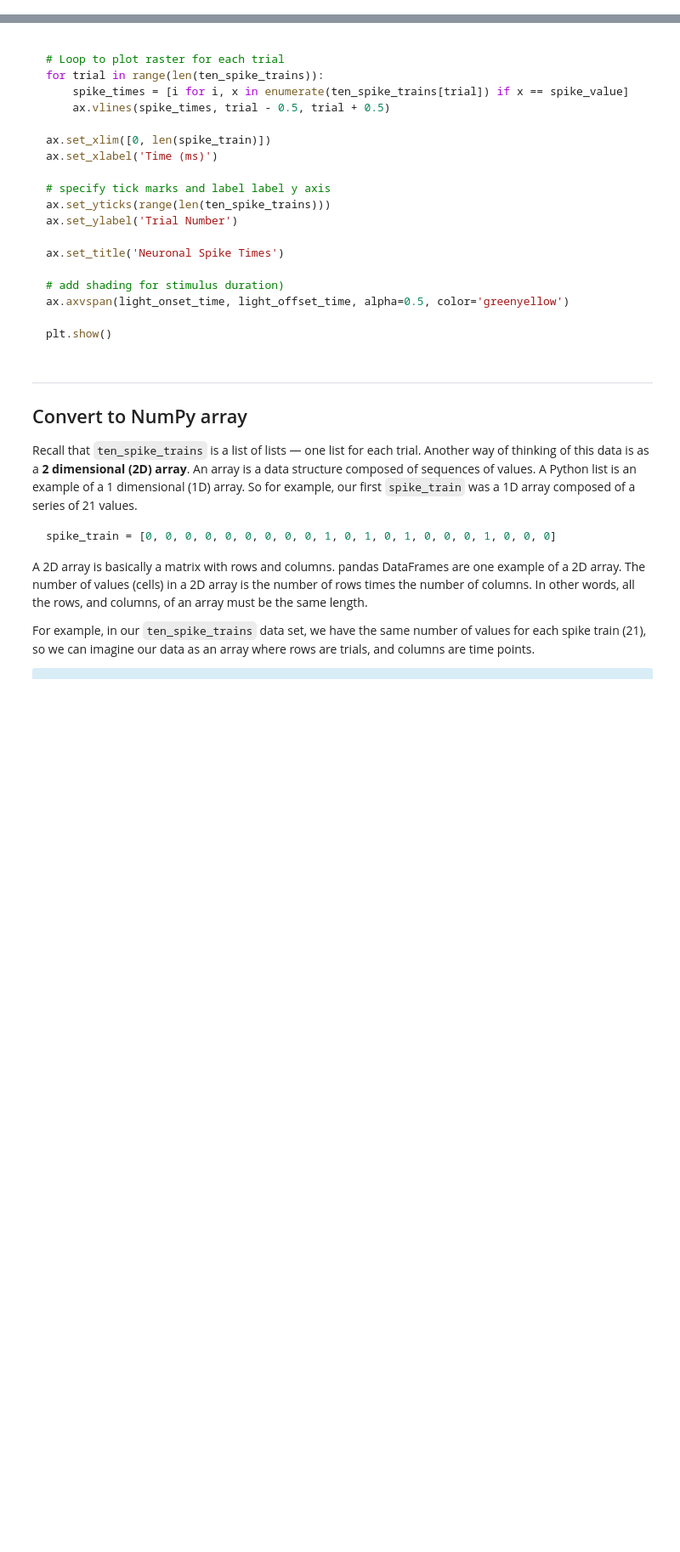
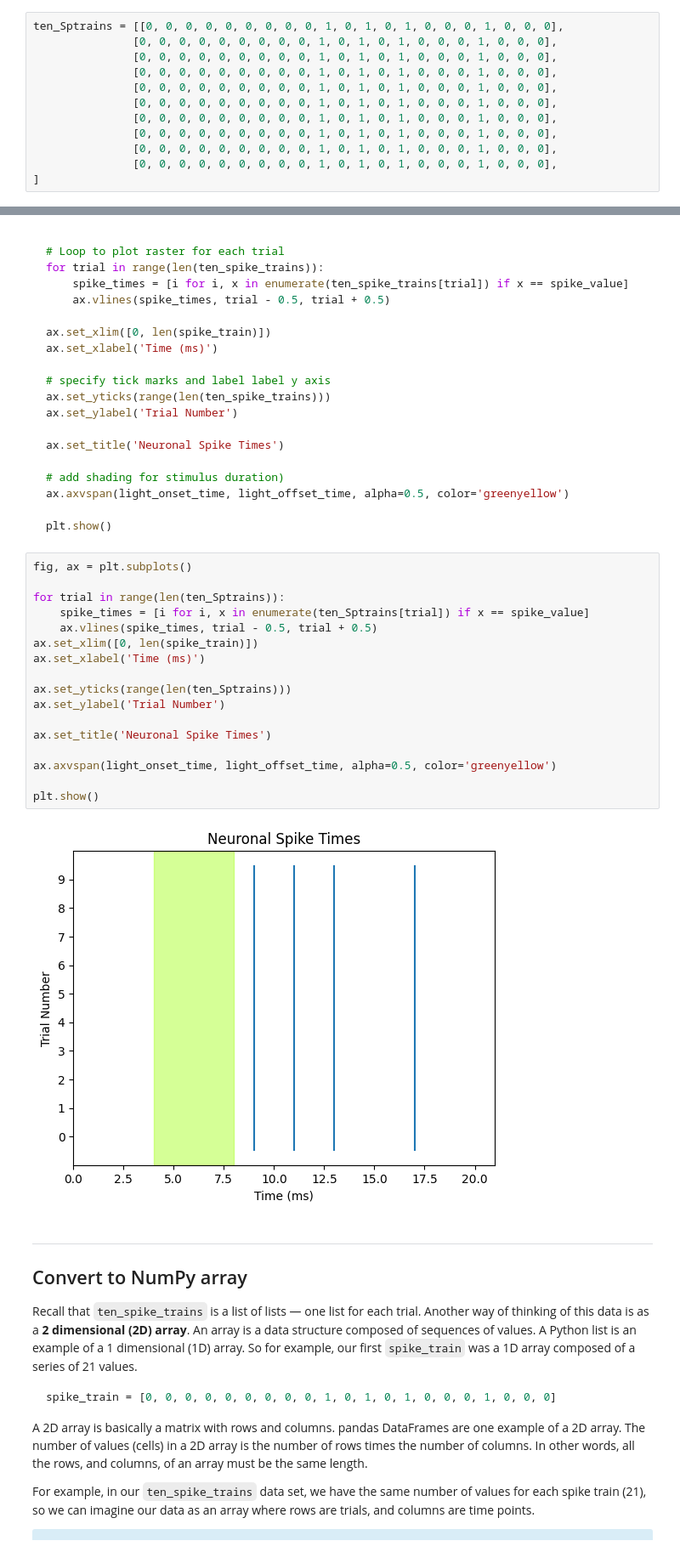
Before and after one commit to dm748329/Single-Unit-Data, a Jupyter notebook: 1 - intro_spike_trains.ipynb, the cells around one changed output, grey strips where cells are left out. Shown: that part at 85% size. Drawn from its saved outputs; the diff is of its cells as text; blank space fills up the shorter version.

```diff
--- a/1 - intro_spike_trains.ipynb
+++ b/1 - intro_spike_trains.ipynb
@@ -219,6 +260,18 @@ ten_spike_trains = [[0, 0, 0, 0, 0, 0, 0, 0, 0, 1, 0, 1, 0, 1, 0, 0, 0, 1, 0, 0,
                     [0, 0, 0, 0, 0, 0, 1, 0, 0, 1, 0, 1, 0, 0, 0, 0, 0, 1, 1, 0, 0]
                    ]
 ~~~
+# %%
+ten_Sptrains = [[0, 0, 0, 0, 0, 0, 0, 0, 0, 1, 0, 1, 0, 1, 0, 0, 0, 1, 0, 0, 0],
+               [0, 0, 0, 0, 0, 0, 0, 0, 0, 1, 0, 1, 0, 1, 0, 0, 0, 1, 0, 0, 0],
+               [0, 0, 0, 0, 0, 0, 0, 0, 0, 1, 0, 1, 0, 1, 0, 0, 0, 1, 0, 0, 0],
+               [0, 0, 0, 0, 0, 0, 0, 0, 0, 1, 0, 1, 0, 1, 0, 0, 0, 1, 0, 0, 0],
+               [0, 0, 0, 0, 0, 0, 0, 0, 0, 1, 0, 1, 0, 1, 0, 0, 0, 1, 0, 0, 0],
+               [0, 0, 0, 0, 0, 0, 0, 0, 0, 1, 0, 1, 0, 1, 0, 0, 0, 1, 0, 0, 0],
+               [0, 0, 0, 0, 0, 0, 0, 0, 0, 1, 0, 1, 0, 1, 0, 0, 0, 1, 0, 0, 0],
+               [0, 0, 0, 0, 0, 0, 0, 0, 0, 1, 0, 1, 0, 1, 0, 0, 0, 1, 0, 0, 0],
+               [0, 0, 0, 0, 0, 0, 0, 0, 0, 1, 0, 1, 0, 1, 0, 0, 0, 1, 0, 0, 0],
+               [0, 0, 0, 0, 0, 0, 0, 0, 0, 1, 0, 1, 0, 1, 0, 0, 0, 1, 0, 0, 0],
+]
 # %% [markdown]
 Although the nicely-formatted list of lists above is pretty easy to look at and see where spikes occur, a raster plot will definitely be a more effective way of communicating this information, because we can add details that aid in interpretation, such as a time axis, shading to indicate when the light is on, axis labels, and a title. We can draw each trial as a separate row in the raster plot, rather than having each spike's vertical line span the entire range of the *y* axis.
 
@@ -252,6 +305,25 @@ ax.axvspan(light_onset_time, light_offset_time, alpha=0.5, color='greenyellow')
 
 plt.show()
 ~~~
+# %%
+fig, ax = plt.subplots()
+
+for trial in range(len(ten_Sptrains)):
+    spike_times = [i for i, x in enumerate(ten_Sptrains[trial]) if x == spike_value]
+    ax.vlines(spike_times, trial - 0.5, trial + 0.5)
+ax.set_xlim([0, len(spike_train)])
+ax.set_xlabel('Time (ms)')
+
+ax.set_yticks(range(len(ten_Sptrains)))
+ax.set_ylabel('Trial Number')
+
+ax.set_title('Neuronal Spike Times')
+
+ax.axvspan(light_onset_time, light_offset_time, alpha=0.5, color='greenyellow')
+
+plt.show()
+# %% [output]
+[figure, added]
 # %% [markdown]
 ---
 ## Convert to NumPy array
```
Also changed, not shown: parts of 6 cells of this notebook.
